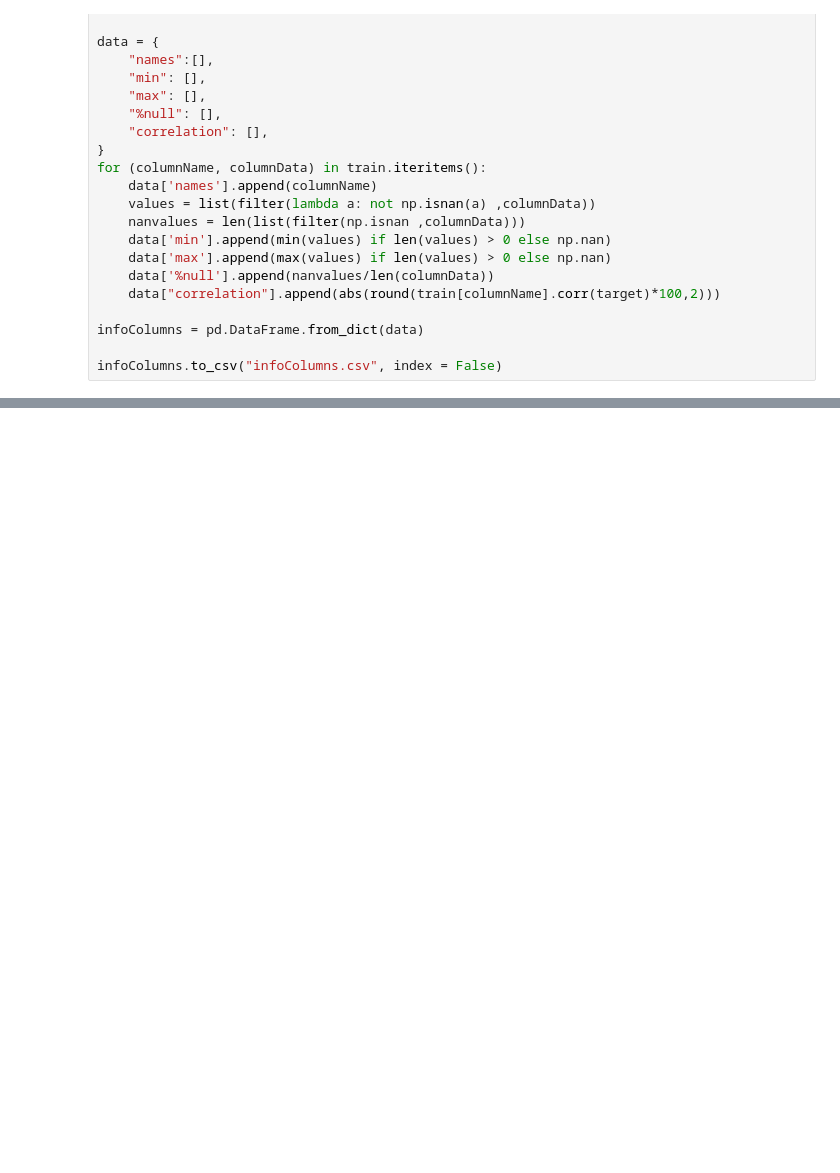
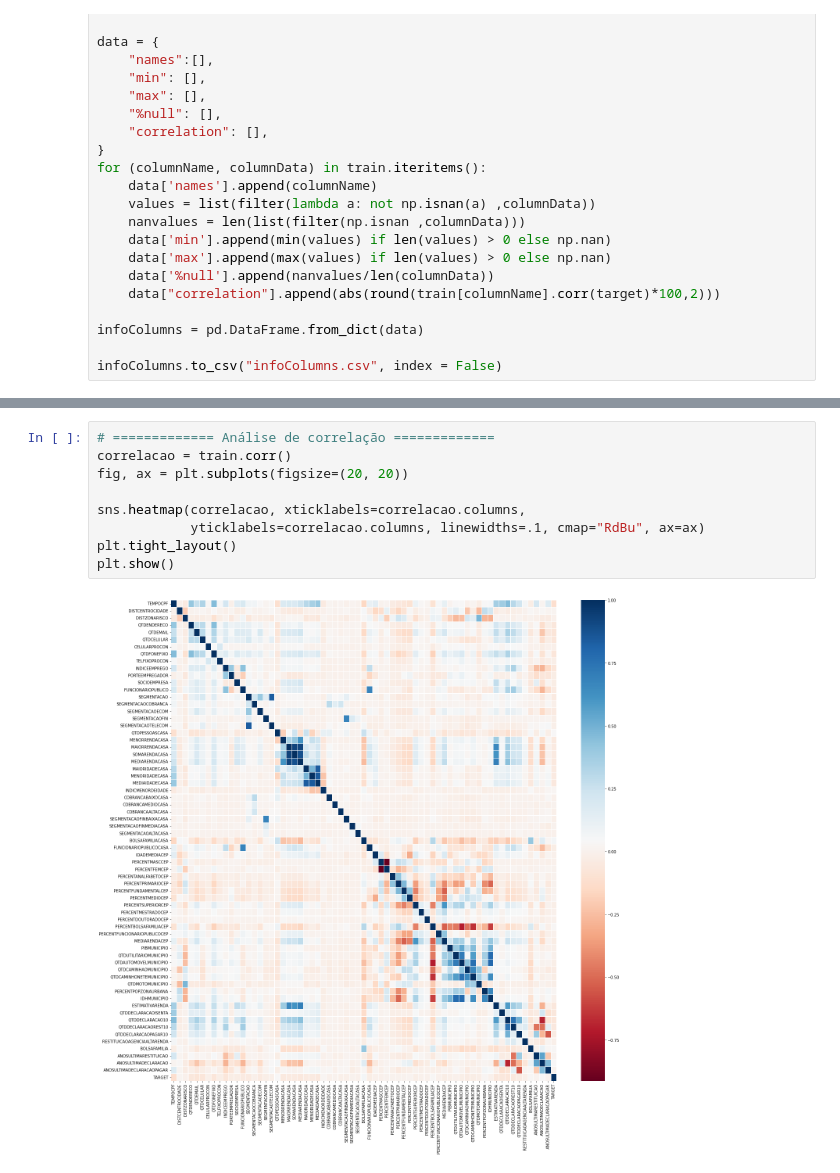
Before and after one commit to AlexCohenDambros/Credit-Analysis, a Jupyter notebook: CreditAnalysis.ipynb, the cells around one changed output, grey strips where cells are left out. Cells and saved outputs as stored; diff of their text form; blank space fills up the shorter version.

```diff
--- a/CreditAnalysis.ipynb
+++ b/CreditAnalysis.ipynb
@@ -56,0 +118,11 @@ infoColumns.to_csv("infoColumns.csv", index = False)
+# %%
+# ============= Análise de correlação =============
+correlacao = train.corr()
+fig, ax = plt.subplots(figsize=(20, 20))
+
+sns.heatmap(correlacao, xticklabels=correlacao.columns,
+            yticklabels=correlacao.columns, linewidths=.1, cmap="RdBu", ax=ax)
+plt.tight_layout()
+plt.show()
+# %% [output]
+[figure, added]
```
Also changed, not shown: parts of 9 cells of this notebook, 2 other files.
